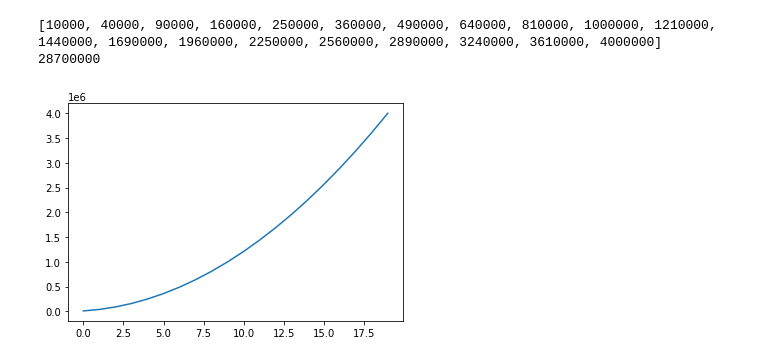
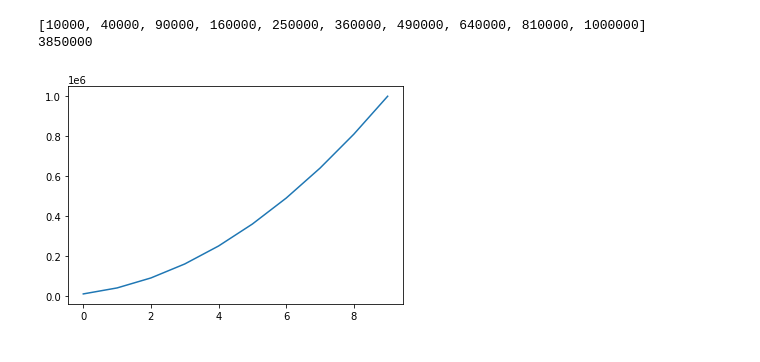
Before and after one commit to razor-network/simulations, a Jupyter notebook: rewards.ipynb, the cells around one changed output. Cells and saved outputs as stored; diff of their text form; code cells hidden in the pictures.

```diff
--- a/rewards.ipynb
+++ b/rewards.ipynb
@@ -11,7 +7,7 @@ plt.plot(stakers)
 
 
 stakers=[]
-numStakers=20
+numStakers=10
 for i in range(1,numStakers+1):
     stakers.append(10000*i*i)
 
@@ -19,45 +15,47 @@ print(stakers)
 stakersBefore = stakers.copy()
 print(sum(stakers))
 plt.figure(0)
 
 plt.plot(stakers)
-epochs=100000
+epochs=10000
 dynastyEpochs=1
-exposure=10000
+exposure=1000
 minStake=1000
-roll=0.1
+roll=0.05
 tolerance = 0
-blockReward = 1000
+blockReward = 0
+#concentrationPenalty = 10000
 
 rewardPool=0
 stakes=[stakers]
 
 def vote():
-    if random.random()<roll:
-        return 200
-    else:
-        return 100
+#     if random.random()<roll:
+#         return 200
+#     else:
+#         return 100
+    return default_rng().normal(loc=100, scale=1)
 
 def penalty(stake):
     return stake//exposure
 
 def rewards(stake, stakeGettingReward):
     return (stake*rewardPool)//stakeGettingReward
 
 def chooseblockProposer(stakers):
-    winner = math.floor(random.randrange(sum(stakers)))
+    winner = math.floor(random.randrange(math.floor(sum(stakers))))
     #print(winner)
     sortedStakers=sorted(stakers)
 
     agg=0
     for i in range(len(stakers)):
         agg+=sortedStakers[len(stakers)-i-1]
         if agg>winner:
             return len(stakers)-i-1
 # %% [output]
-[10000, 40000, 90000, 160000, 250000, 360000, 490000, 640000, 810000, 1000000, 1210000, 1440000, 1690000, 1960000, 2250000, 2560000, 2890000, 3240000, 3610000, 4000000]
-28700000
+[10000, 40000, 90000, 160000, 250000, 360000, 490000, 640000, 810000, 1000000]
+3850000
-[figure, old version]
+[figure, new version]
 # %%
 
 winners=[0]*numStakers
```
Also changed, not shown: parts of 4 cells of this notebook, 1 other file.
